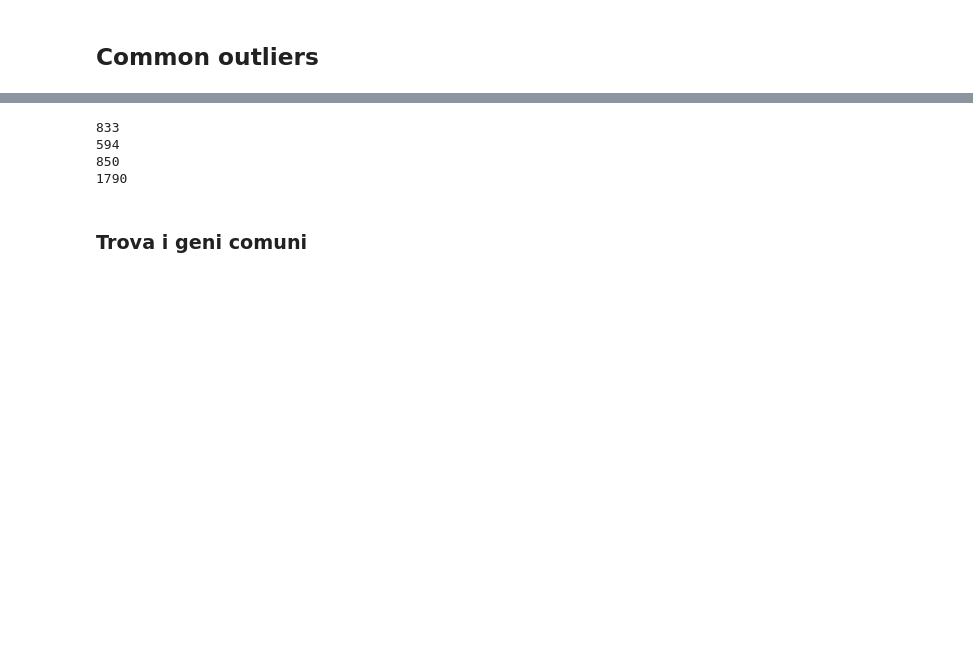
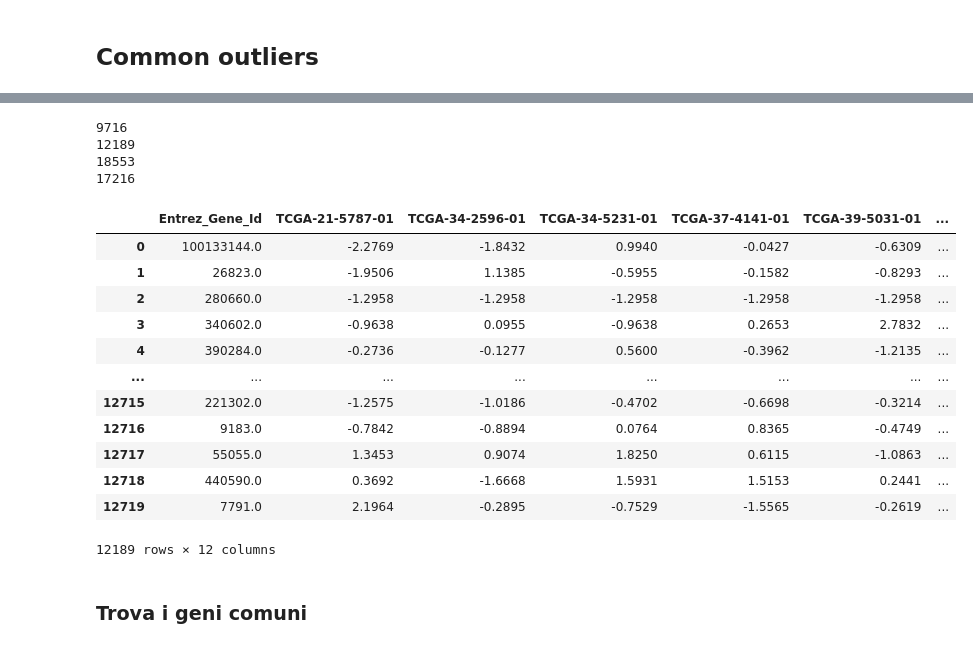
Before and after one commit to alesmk/CHL, a Jupyter notebook: src/OutliersDetection.ipynb, the cells around one changed output, grey strips where cells are left out. Saved outputs shown, nothing was run; the diff lists cells and outputs as text; code cells hidden in the pictures; blank space fills up the shorter version.

```diff
--- a/src/OutliersDetection.ipynb
+++ b/src/OutliersDetection.ipynb
@@ -175,12 +175,18 @@ def find_common_outliers(lof, isf, abod, knn):
             if outliers_lof[i] == -1 :
                 common.append(True)'''
     outliers = []
-
+    print(len(lof))
+    print(len(isf))
+    print(len(abod))
+    print(len(knn))
+    print("--> tutte le liste hanno la stessa lunghezza")
     # Assumo che tutte le liste abbiano la stessa lunghezza
     for i in range(len(lof)):
         # Conto i -1 nelle 4 liste per l'indice corrente
-        count = (lof[i] == -1) + (isf[i] == -1) + (abod[i] == -1) + (knn[i] == -1)
+        #count = (lof[i] == -1) + (isf[i] == -1) + (abod[i] == -1) + (knn[i] == -1)
+        count = int(lof[i] == -1) + int(isf[i] == -1) + int(abod[i] == -1) + int(knn[i] == -1)
 
+        #print(count)
         if count >= 2:
             outliers.append(-1)
         else:
@@ -189,14 +195,15 @@ def find_common_outliers(lof, isf, abod, knn):
     # Stampa della lista di output
     print("LEN -> ", len(outliers), end = "")
     print(" ------- ", end = "")
-    print(outliers.count(1))
+    #print(outliers.count(1))
    # print("-------")
    # print(outliers)
 
     return outliers
 
-def find_common_outliers(*args):
+'''def find_common_outliers(*args):
     binary_args = [np.where(arg == -1, 1, 0) for arg in args]
     combined = np.sum(binary_args, axis=0)
     common_outliers = np.where(combined >= 2, 1, 0)
     return common_outliers
+'''
@@ -203,22 +212,28 @@ def find_common_outliers(*args):
 # %%
 def outlier_detection(df):
     #df = prepareData(df)
-    df = df.drop(columns=['Entrez_Gene_Id'])
+    genes = df['Entrez_Gene_Id']
+    tmp_df = df.drop(columns=['Entrez_Gene_Id'])
 
-    outliers_lof = detect_outliers_localOut_factor(df, 30)
-    outliers_if = detect_outliers_isolation_forest(df, 20)
-    outliers_abod = detect_outliers_abod(df, 15)
-    outliers_knn = detect_outliers_knn(df, 10)
+    #df=df[:13000]
+
+    outliers_lof = detect_outliers_localOut_factor(tmp_df, 10)
+    outliers_if = detect_outliers_isolation_forest(tmp_df, 20)
+    outliers_abod = detect_outliers_abod(tmp_df, 5)
+    outliers_knn = detect_outliers_knn(tmp_df, 10)
 
     outliers = find_common_outliers(outliers_lof, outliers_if, outliers_abod, outliers_knn)
-
+    #print(outliers)
     # df = df[:(len(outliers))]
    # df_filtered = df[outliers == 1]
     # Convert outliers to boolean array
-    outliers_boolean = outliers == 1
+    outliers = np.array(outliers)
+    #outliers_boolean = outliers == 1
+    #df_filtered = df[outliers_boolean]  # Use the boolean array to filter the
+    df_filtered = df[outliers==1]  # Use the boolean array to filter the
 
-    df_filtered = df[outliers_boolean]  # Use the boolean array to filter the DataFrame
-
+    print("len iniziale: ", len(df))
+    print(f"RIMOSSI {len(df)-len(df_filtered)} outliers")
     return df_filtered
 # %%
 print("LUSC")
@@ -261,10 +291,26 @@ print(len(df_filtered_lusc))
 print(len(df_filtered_skcm))
 print(len(df_filtered_thca))
 # %% [output]
-833
-594
-850
-1790
+9716
+12189
+18553
+17216
+# %%
+df_filtered_lusc
+# %% [output]
+|  | Entrez_Gene_Id | TCGA-21-5787-01 | TCGA-34-2596-01 | TCGA-34-5231-01 | TCGA-37-4141-01 | TCGA-39-5031-01 | ... |
+| 0 | 100133144.0 | -2.2769 | -1.8432 | 0.9940 | -0.0427 | -0.6309 | ... |
+| 1 | 26823.0 | -1.9506 | 1.1385 | -0.5955 | -0.1582 | -0.8293 | ... |
+| 2 | 280660.0 | -1.2958 | -1.2958 | -1.2958 | -1.2958 | -1.2958 | ... |
+| 3 | 340602.0 | -0.9638 | 0.0955 | -0.9638 | 0.2653 | 2.7832 | ... |
+| 4 | 390284.0 | -0.2736 | -0.1277 | 0.5600 | -0.3962 | -1.2135 | ... |
+| ... | ... | ... | ... | ... | ... | ... | ... |
+| 12715 | 221302.0 | -1.2575 | -1.0186 | -0.4702 | -0.6698 | -0.3214 | ... |
+| 12716 | 9183.0 | -0.7842 | -0.8894 | 0.0764 | 0.8365 | -0.4749 | ... |
+| 12717 | 55055.0 | 1.3453 | 0.9074 | 1.8250 | 0.6115 | -1.0863 | ... |
+| 12718 | 440590.0 | 0.3692 | -1.6668 | 1.5931 | 1.5153 | 0.2441 | ... |
+| 12719 | 7791.0 | 2.1964 | -0.2895 | -0.7529 | -1.5565 | -0.2619 | ... |
+12189 rows × 12 columns
 # %% [markdown]
 ### Trova i geni comuni
 # %%
```
Also changed, not shown: parts of 8 cells of this notebook, 13 other files.
